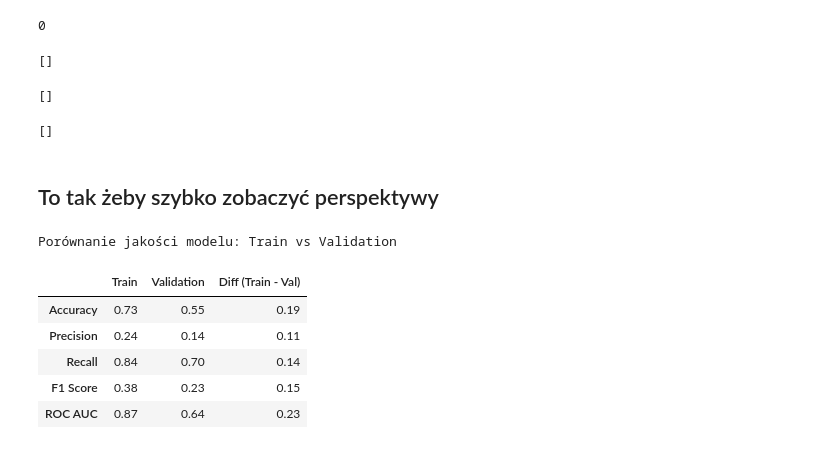
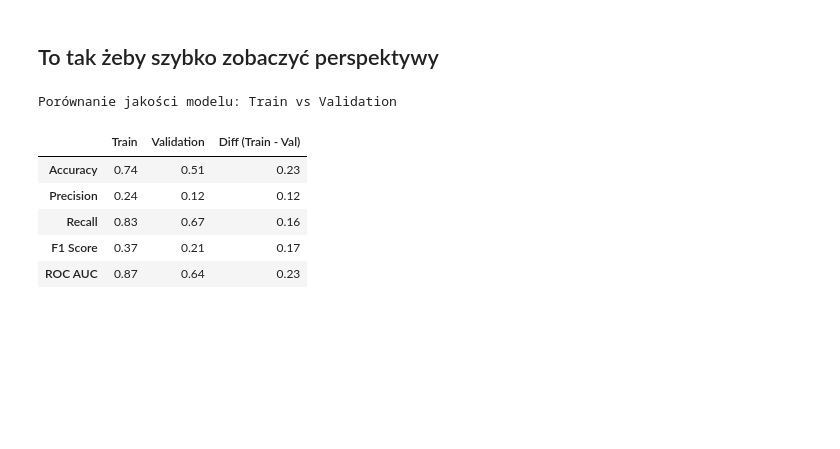
Before and after one commit to Karol315/Interpretability_of_machine_learning_project, a Jupyter notebook: pipeline.ipynb, the cells around one changed output. Drawn from its saved outputs; the diff is of its cells as text; code cells hidden in the pictures; blank space fills up the shorter version.

Commit message:
add dropping correlated rows in pipeline

```diff
--- a/pipeline.ipynb
+++ b/pipeline.ipynb
@@ -52,6 +52,18 @@ class ColumnNamePreservingPipeline(Pipeline):
             X_transformed = pd.DataFrame(X_transformed, columns=cols, index=X.index)
         return X_transformed
 
+    def fit_transform(self, X, y=None, **fit_params):
+        Xt = super().fit_transform(X, y, **fit_params)
+        if isinstance(Xt, np.ndarray):
+            if hasattr(self.steps[-1][1], "get_feature_names_out"):
+                cols = self.steps[-1][1].get_feature_names_out(X.columns)
+            else:
+                cols = X.columns
+            Xt = pd.DataFrame(Xt, columns=cols, index=X.index)
+        return Xt
+
+
+
 class ColumnNamePreservingCT(ColumnTransformer):
     def transform(self, X):
         X_transformed = super().transform(X)
@@ -485,6 +512,7 @@ num_pipeline = ColumnNamePreservingPipeline([
     ("bin", Binner()),
     ("woe_num", WOETransformer()),
     ("IV_selector_num", IVSelectorDropper(threshold=IV_THRESHOLD)),
+    ("cor_ch_num", CorrelationChanger()),
     ("corr2_num", CorrDropper2(threshold=CORR_THRESHOLD))
 ])
 
@@ -493,6 +521,7 @@ cat_pipeline = ColumnNamePreservingPipeline([
     ("imp_cat", CategoricalRuleBasedImputer(cols_to_impute=["formaWlasnosci_Symbol"])),
     ("woe_cat", WOETransformer()),
     ("IV_selector_cat", IVSelectorDropper(threshold=IV_THRESHOLD)),
+    ("cor_ch_cat", CorrelationChanger()),
     ("corr2_cat", CorrDropper2(threshold=CORR_THRESHOLD))
 ])
 
@@ -503,7 +532,6 @@ preprocess = ColumnNamePreservingCT([
 
 pipeline = ColumnNamePreservingPipeline([
     ("preprocess", preprocess)
-
 ])
 
 pipeline
@@ -562,4 +591 @@ X_train_t[X_train_t.isna().any(axis=1)]
 0 rows × 25 columns
-# %%
-X_val_t = X_val_t[sorted(X_val_t.columns)]
-X_val_t.isna().sum()[X_val_t.isna().sum() > 0]
@@ -581,23 +592,3 @@ print(columns_sorted)
-# %%
-list1= ['Aktywa_obrotowe', 'Inwestycje_krotkoterminowe', 'Kapital_wlasny', 'Zysk_netto', 'formaWlasnosci_Symbol', 'koszty_operacyjne', 'pkdKod', 'podatek_dochodowy', 'pozostale_przychody_oper', 'wsk_akt_generowania_got_1', 'wsk_ebitda_3', 'wsk_ebitda_aktywa_3', 'wsk_ebitda_koszty_finansowe_3', 'wsk_ebitda_zobowiazan_3', 'wsk_fin_majatku_kapitalem', 'wsk_koszty_przychody', 'wsk_mnoznik_kap_wl', 'wsk_plynnosc_biez_2', 'wsk_poziom_kapitalu_obrotowego_netto', 'wsk_rent_operacyjna', 'wsk_struktura_kap_wlasnego_s_2', 'wsk_struktury_finansowania', 'wsk_udzial_zob_biez_sprzedaz_2', 'wsk_zob_s_aktywa_rzeczowe', 'wsk_zwrot_aktywa_trwale']
-list2=columns_sorted
-len( list(set(list1) ^ set(list2))) #powinno być ~0
-# %% [output]
-0
-# %%
-list(set(list1) ^ set(list2))
-# %% [output]
-[]
-# %%
-intersection_with_list1 = list((set(list1) ^ set(list2)) & set(list1))
-intersection_with_list1
-# %% [output]
-[]
-# %%
-intersection_with_list2 = list((set(list1) ^ set(list2)) & set(list2))
-intersection_with_list2
-# %% [output]
-[]
 # %% [markdown]
 ## To tak żeby szybko zobaczyć perspektywy
 # %%
@@ -611,34 +602,30 @@ from IPython.display import display, HTML
 # 1️⃣ Model pipeline z regresją logistyczną
 # ---------------------------------------------------------
 
-model_pipeline = ColumnNamePreservingPipeline([
-    ("preprocess", preprocess),
-    ("clf", LogisticRegression(
-        solver="lbfgs",            # stabilny, szybki, dobrze działa z regularizacją
-        class_weight="balanced",   # automatyczne ważenie klas (1/freq)
-        penalty="l2",              # L2 regularization (domyślna)
-        C=0.4,                     # siła regularyzacji (mniejsza wartość = mocniejsza kara za złożony model)
-        max_iter=500,              # więcej iteracji, żeby solver się zbiegał
-        random_state=2,
-        n_jobs=-1                  # równoległość (jeśli masz dużą liczbę zmiennych)
-    ))
-])
+model = LogisticRegression(
+        solver="lbfgs",
+        class_weight="balanced",
+        penalty="l2",
+        C=0.4,
+        max_iter=500,
+        random_state=1,
+        n_jobs=-1 )
 
 # ---------------------------------------------------------
 # 2️⃣ Fit
 # ---------------------------------------------------------
 
-model_pipeline.fit(X_train, y_train)
+model.fit(X_train_t, y_train_t)
 
 # ---------------------------------------------------------
 # 3️⃣ Predykcje
 # ---------------------------------------------------------
 
-y_pred_train = model_pipeline.predict(X_train)
-y_proba_train = model_pipeline.predict_proba(X_train)[:, 1]
+y_pred_train = model.predict(X_train_t)
+y_proba_train = model.predict_proba(X_train_t)[:, 1]
 
-y_pred_val = model_pipeline.predict(X_val)
-y_proba_val = model_pipeline.predict_proba(X_val)[:, 1]
+y_pred_val = model.predict(X_val_t)
+y_proba_val = model.predict_proba(X_val_t)[:, 1]
 
 # ---------------------------------------------------------
 # 4️⃣ Funkcja do liczenia metryk
@@ -646,37 +633,37 @@ y_proba_val = model_pipeline.predict_proba(X_val)[:, 1]
 
 def compute_metrics(y_true, y_pred, y_proba):
     return {
         "Accuracy": accuracy_score(y_true, y_pred),
         "Precision": precision_score(y_true, y_pred, zero_division=0),
         "Recall": recall_score(y_true, y_pred, zero_division=0),
         "F1 Score": f1_score(y_true, y_pred, zero_division=0),
         "ROC AUC": roc_auc_score(y_true, y_proba)
     }
 
-train_metrics = compute_metrics(y_train, y_pred_train, y_proba_train)
-val_metrics = compute_metrics(y_val, y_pred_val, y_proba_val)
+train_metrics = compute_metrics(y_train_t, y_pred_train, y_proba_train)
+val_metrics = compute_metrics(y_val_t, y_pred_val, y_proba_val)
 
 # ---------------------------------------------------------
 # 5️⃣ Tabela porównawcza
 # ---------------------------------------------------------
 
 results_df = pd.DataFrame([train_metrics, val_metrics], index=["Train", "Validation"]).T
 results_df["Diff (Train - Val)"] = results_df["Train"] - results_df["Validation"]
 results_df = results_df.round(2)
 
 styled = (
     results_df.style
     .background_gradient(cmap="RdYlGn", axis=1)  # kolory: zielony=lepiej, czerwony=gorzej
     .format("{:.2f}")
     .set_caption(" Porównanie jakości modelu: Train vs Validation")
 )
 
 display(styled)
 # %% [output]
 Porównanie jakości modelu: Train vs Validation
 |  | Train | Validation | Diff (Train - Val) |
-| Accuracy | 0.73 | 0.55 | 0.19 |
-| Precision | 0.24 | 0.14 | 0.11 |
-| Recall | 0.84 | 0.70 | 0.14 |
-| F1 Score | 0.38 | 0.23 | 0.15 |
+| Accuracy | 0.74 | 0.51 | 0.23 |
+| Precision | 0.24 | 0.12 | 0.12 |
+| Recall | 0.83 | 0.67 | 0.16 |
+| F1 Score | 0.37 | 0.21 | 0.17 |
 | ROC AUC | 0.87 | 0.64 | 0.23 |
```
Also changed, not shown: parts of 8 cells of this notebook.
